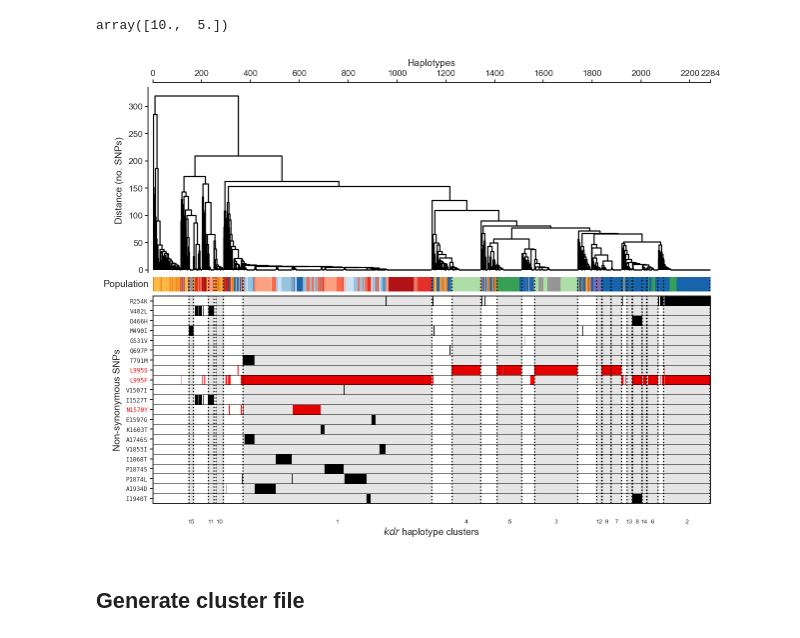
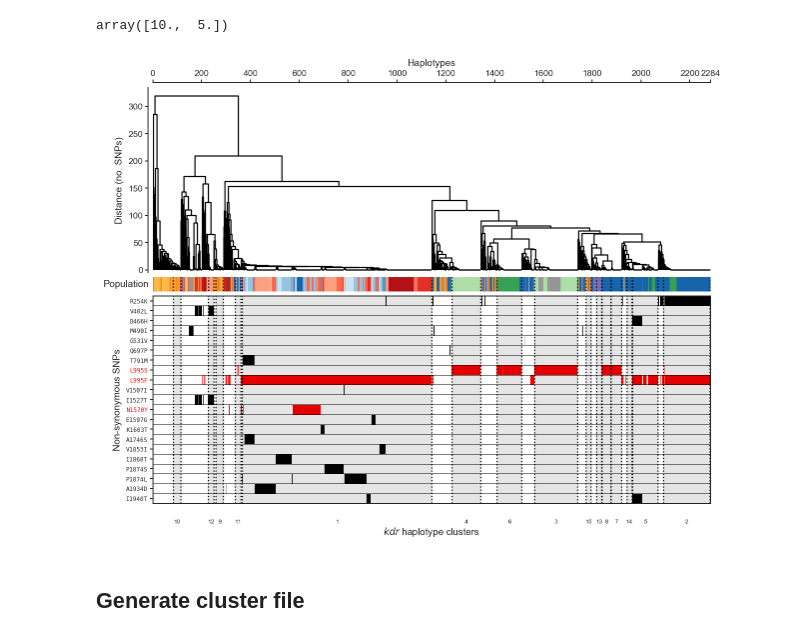
Before and after one commit to malariagen/ag1000g-phase2-vgsc-report, a Jupyter notebook: notebooks/artwork_Phase_2_vgsc_hierarchical_clustering.ipynb, the cells around one changed output. Cells and saved outputs as stored; diff of their text form; code cells hidden in the pictures.

Commit message:
cluster tweakin

```diff
--- a/notebooks/artwork_Phase_2_vgsc_hierarchical_clustering.ipynb
+++ b/notebooks/artwork_Phase_2_vgsc_hierarchical_clustering.ipynb
@@ -397,16 +397,16 @@ fig.get_size_inches()
 # %% [output]
 array([10.,  5.])
 # %%
-clustard = find_clusters(z, n=15, threshold=8)
+clustard = find_clusters(z, n=15, threshold=10)
 vspans = [truspan(cluster, r) for cluster in clustard]
 cluster_labels = ['1', '2', '3', '4', '5', '6', '7', '8', '9', '10', '11', '12', '13', '14', '15']
 fig_hap_structure(h, h_missense, mutations=missense_mutations, vspans=np.array(vspans), cluster_labels=cluster_labels);
 fig = plt.gcf()
 ax_dend = fig.axes[0]
 # ax_dend.text(-0.08, 1.2, 'a', transform=ax_dend.transAxes, ha='left', va='top', fontsize=10, fontweight='bold')
 #fig.savefig('../artwork/vgsc_haplotypes_hierarchical_clustering.pdf', jpeg_quality=100, dpi=600, bbox_inches='tight')
 # %% [output]
-[figure, old version]
+[figure, new version]
 # %% [markdown]
 ## Generate cluster file
 # %%
```
Also changed, not shown: parts of 2 cells of this notebook, 1 other file.
